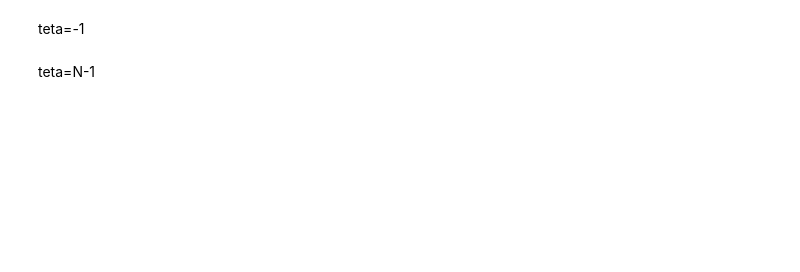
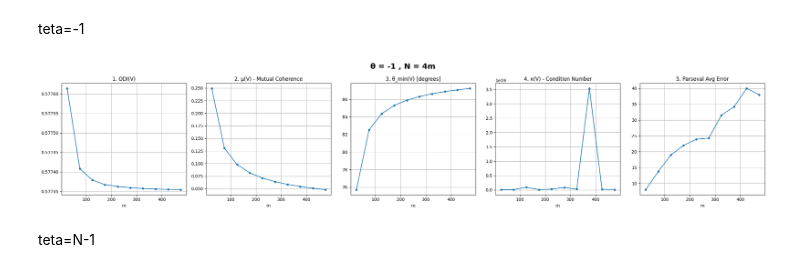
Before and after one commit to shirin6767saleh/code-, a Jupyter notebook: 5graphs.ipynb, the cells around one changed output. Cells and saved outputs as stored; diff of their text form; code cells hidden in the pictures; blank space fills up the shorter version.

```diff
--- a/5graphs.ipynb
+++ b/5graphs.ipynb
@@ -171,7 +173,7 @@ mu_vals = []
 cond_vals = []
 theta_min_vals = []
 parseval_errors = []
-
+# === Utility Functions ===
 def normalize_column(col):
     return col / np.linalg.norm(col)
 
@@ -186,14 +188,27 @@ def optimization_objective(V):
     return np.linalg.norm(G - np.eye(G.shape[0]), 'fro')**2
 
 def check_parseval_equality(V, n_samples=100):
+    """
+    Verifies Parseval equality for basis V using random test vectors.
+
+    Parameters:
+    V (numpy.ndarray): Basis matrix (n × k)
+    n_samples (int): Number of random test vectors
+
+    Returns:
+    tuple: (discrepancies list, average discrepancy)
+    """
     n, k = V.shape
     discrepancies = []
+
     for _ in range(n_samples):
         x = np.random.randn(n)
         left_side = np.sum([np.dot(x, v_i)**2 for v_i in V.T])
         right_side = np.linalg.norm(x)**2
         discrepancies.append(np.abs(left_side - right_side))
+
     return discrepancies, np.mean(discrepancies)
+
 
 for m in m_values:
     N = 4 * m
@@ -277,33 +292,35 @@ for m in m_values:
     # === Parseval Error ===
     _, avg_error = check_parseval_equality(V, n_samples=100)
     parseval_errors.append(avg_error)
 
 fig, axes = plt.subplots(1, 5, figsize=(24, 5))
 
 titles = [
     "1. ODI(V)",
     "2. μ(V) - Mutual Coherence",
     "3. θ_min(V) [degrees]",
     "4. κ(V) - Condition Number",
     "5. Parseval Avg Error"
 ]
 data_lists = [
     ODI_vals,
     mu_vals,
     theta_min_vals,
     cond_vals,
     parseval_errors
 ]
 
 for ax, title, data in zip(axes, titles, data_lists):
     ax.plot(m_values, data, marker='o', markersize=4)
     ax.set_title(title, fontsize=12)
     ax.set_xlabel("m")
     ax.grid(True)
 
 fig.suptitle("θ = -1 , N = 4m", fontsize=18, fontweight='bold')
 plt.tight_layout()
 plt.show()
+# %% [output]
+[figure, added]
 # %% [markdown]
 teta=N-1
 # %%
```
Also changed, not shown: parts of 2 cells of this notebook.
